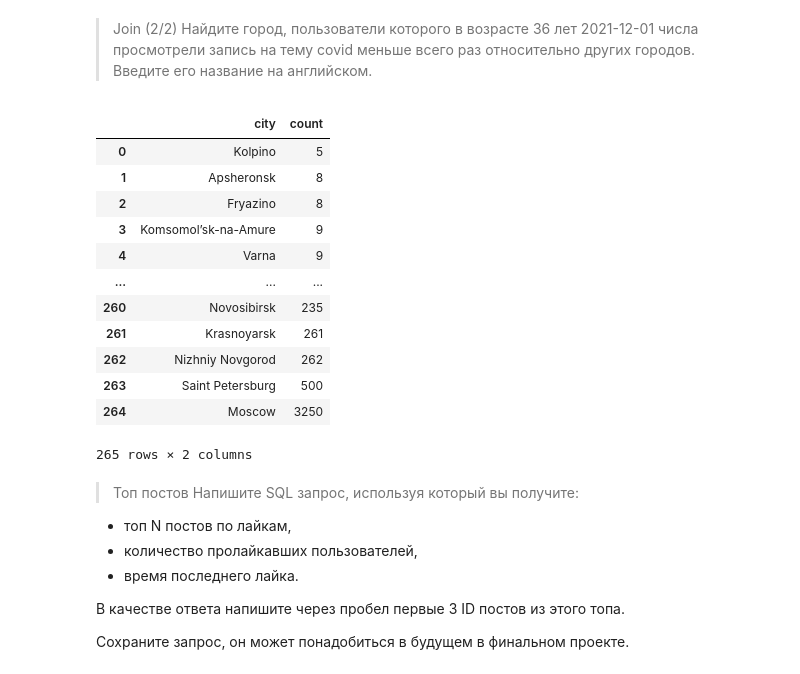
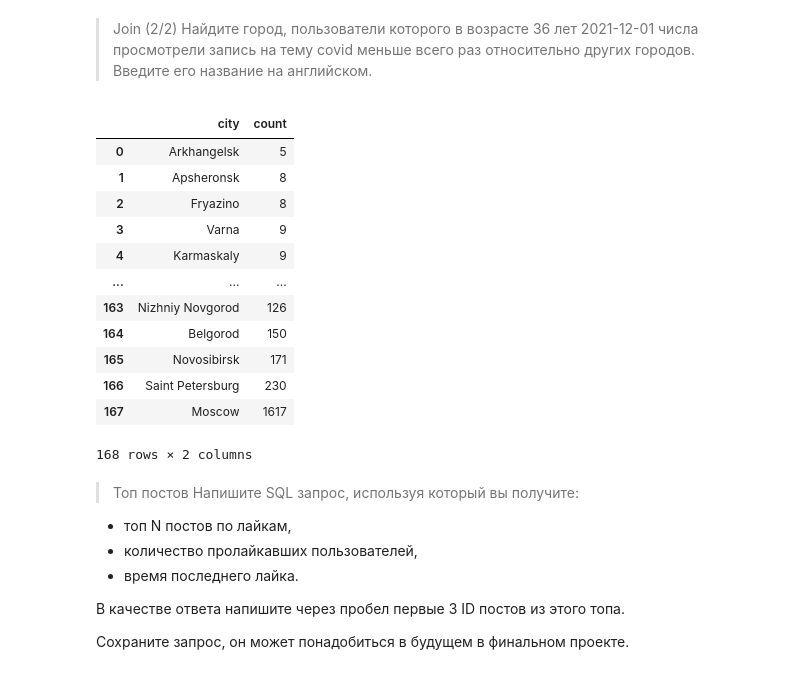
Before and after one commit to Tasiaka/karpov-jupyter, a Jupyter notebook: exercise/6-exe.ipynb, the cells around one changed output. Cells and saved outputs as stored; diff of their text form; code cells hidden in the pictures.

```diff
--- a/exercise/6-exe.ipynb
+++ b/exercise/6-exe.ipynb
@@ -367,31 +354,31 @@ df.head(100).to_csv("6-15.csv")
 # %%
 import pandas as pd
 
 
 df = pd.read_sql("""SELECT city, COUNT(us.id) FROM "user" AS us
-                FULL JOIN feed_action ON feed_action.user_id=us.id
-                FULL JOIN post ON post.id=feed_action.post_id
+                JOIN feed_action ON feed_action.user_id=us.id
+                JOIN post ON post.id=feed_action.post_id
                 WHERE us.age = 36 and post.topic = 'covid' and action = 'view' and
-                time >= '2021-11-30 00:00:00.000' and '2021-12-02 00:00:00.000' >= time
+                time >= '2021-12-01 00:00:00.000' and '2021-12-02 00:00:00.000' >= time
                 GROUP BY city ORDER BY COUNT(us.id) """,
     con = "postgresql://robot-startml-ro:pheiph0hahj1Vaif@"
         "postgres.lab.karpov.courses:6432/startml" )
 
 df
 # %% [output]
 |  | city | count |
-| 0 | Kolpino | 5 |
+| 0 | Arkhangelsk | 5 |
 | 1 | Apsheronsk | 8 |
 | 2 | Fryazino | 8 |
-| 3 | Komsomol’sk-na-Amure | 9 |
-| 4 | Varna | 9 |
+| 3 | Varna | 9 |
+| 4 | Karmaskaly | 9 |
 | ... | ... | ... |
-| 260 | Novosibirsk | 235 |
-| 261 | Krasnoyarsk | 261 |
-| 262 | Nizhniy Novgorod | 262 |
-| 263 | Saint Petersburg | 500 |
-| 264 | Moscow | 3250 |
+| 163 | Nizhniy Novgorod | 126 |
+| 164 | Belgorod | 150 |
+| 165 | Novosibirsk | 171 |
+| 166 | Saint Petersburg | 230 |
+| 167 | Moscow | 1617 |
-265 rows × 2 columns
+168 rows × 2 columns
 # %% [markdown]
 > Топ постов
 Напишите SQL запрос, используя который вы получите:
```
Also changed, not shown: parts of 2 cells of this notebook, 2 other files.
